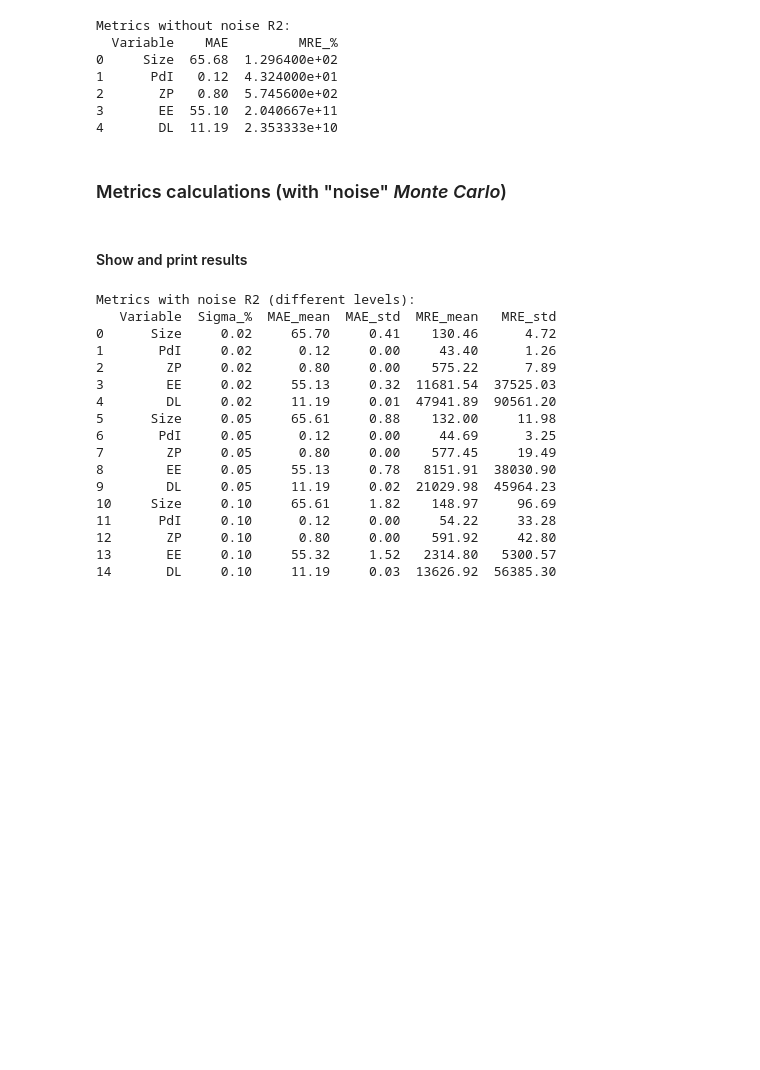
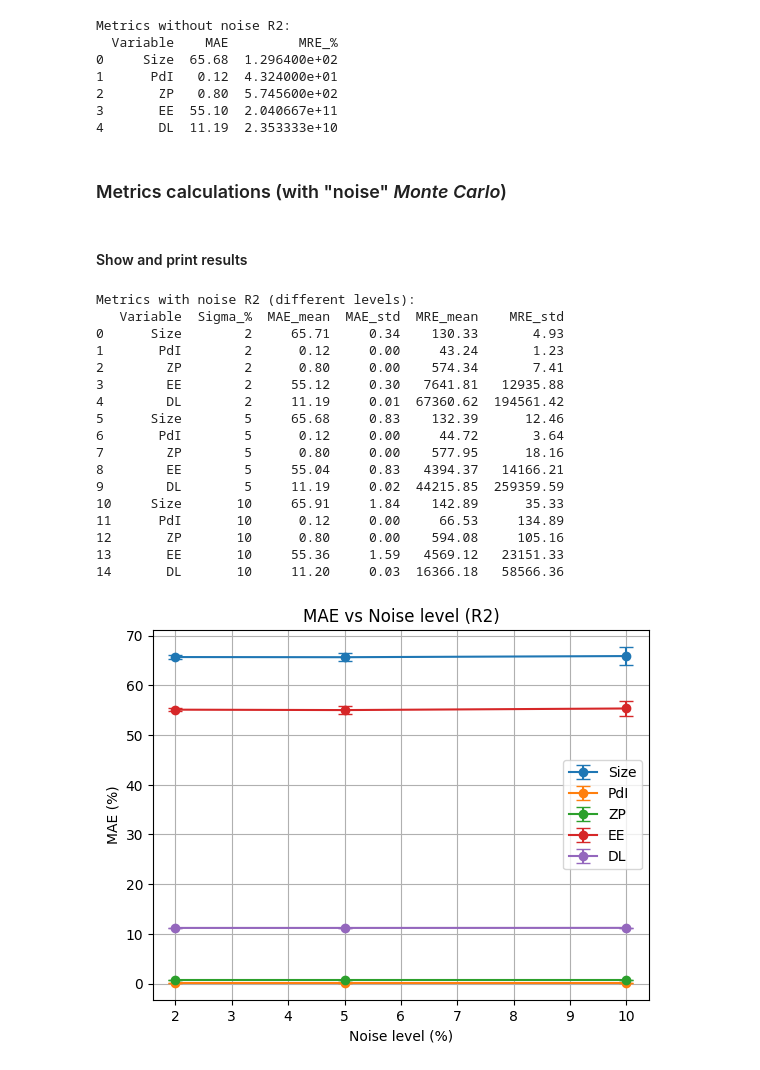
Before and after one commit to emma-reig/TFM_MuBiB_Emma-Reig, a Jupyter notebook: Design_Expert/Experimental_synthesis/Without convolution/Synthesis_metrics.ipynb, the cells around one changed output. Saved outputs shown, nothing was run; the diff lists cells and outputs as text; code cells hidden in the pictures; blank space fills up the shorter version.

```diff
--- a/Design_Expert/Experimental_synthesis/Without convolution/Synthesis_metrics.ipynb
+++ b/Design_Expert/Experimental_synthesis/Without convolution/Synthesis_metrics.ipynb
@@ -310,31 +357,57 @@ mre_noise_df = pd.DataFrame(
     columns=["Variable", "Sigma_%", "MRE_mean", "MRE_std"]
 ).round(2)
 
+
+#Show the sigma results in percentage format
+mae_noise_df["Sigma_%"] = (mae_noise_df["Sigma_%"] * 100).astype(int)
+mre_noise_df["Sigma_%"] = (mre_noise_df["Sigma_%"] * 100).astype(int)
+
 #Merge MAE and MRE dataframes
-metrics_noiserR2 = pd.merge(mae_noise_df, mre_noise_df, on=["Variable", "Sigma_%"])
+metrics_noiseR2 = pd.merge(mae_noise_df, mre_noise_df, on=["Variable", "Sigma_%"])
 # %% [markdown]
 #### Show and print results
 # %%
 print("\nMetrics with noise R2 (different levels):")
-print(metrics_noiserR2)
+print(metrics_noiseR2)
 
 output_path = os.path.join(BASE_DIR, "Metrics_noise_R2.csv")
-metrics_noiserR2.to_csv(output_path, index=False)
+metrics_noiseR2.to_csv(output_path, index=False)
 # %% [output]
 Metrics with noise R2 (different levels):
-   Variable  Sigma_%  MAE_mean  MAE_std  MRE_mean   MRE_std
-0      Size     0.02     65.70     0.41    130.46      4.72
-1       PdI     0.02      0.12     0.00     43.40      1.26
-2        ZP     0.02      0.80     0.00    575.22      7.89
-3        EE     0.02     55.13     0.32  11681.54  37525.03
-4        DL     0.02     11.19     0.01  47941.89  90561.20
-5      Size     0.05     65.61     0.88    132.00     11.98
-6       PdI     0.05      0.12     0.00     44.69      3.25
-7        ZP     0.05      0.80     0.00    577.45     19.49
-8        EE     0.05     55.13     0.78   8151.91  38030.90
-9        DL     0.05     11.19     0.02  21029.98  45964.23
-10     Size     0.10     65.61     1.82    148.97     96.69
-11      PdI     0.10      0.12     0.00     54.22     33.28
-12       ZP     0.10      0.80     0.00    591.92     42.80
-13       EE     0.10     55.32     1.52   2314.80   5300.57
-14       DL     0.10     11.19     0.03  13626.92  56385.30
+   Variable  Sigma_%  MAE_mean  MAE_std  MRE_mean    MRE_std
+0      Size        2     65.71     0.34    130.33       4.93
+1       PdI        2      0.12     0.00     43.24       1.23
+2        ZP        2      0.80     0.00    574.34       7.41
+3        EE        2     55.12     0.30   7641.81   12935.88
+4        DL        2     11.19     0.01  67360.62  194561.42
+5      Size        5     65.68     0.83    132.39      12.46
+6       PdI        5      0.12     0.00     44.72       3.64
+7        ZP        5      0.80     0.00    577.95      18.16
+8        EE        5     55.04     0.83   4394.37   14166.21
+9        DL        5     11.19     0.02  44215.85  259359.59
+10     Size       10     65.91     1.84    142.89      35.33
+11      PdI       10      0.12     0.00     66.53     134.89
+12       ZP       10      0.80     0.00    594.08     105.16
+13       EE       10     55.36     1.59   4569.12   23151.33
+14       DL       10     11.20     0.03  16366.18   58566.36
+# %%
+for var in variables:
+    df_plot = metrics_noiseR2[metrics_noiseR2["Variable"] == var]
+
+    plt.errorbar(
+        df_plot["Sigma_%"],
+        df_plot["MAE_mean"],
+        yerr=df_plot["MAE_std"],
+        marker='o',
+        capsize=5,
+        label=var
+    )
+
+plt.xlabel("Noise level (%)")
+plt.ylabel("MAE (%)")
+plt.title("MAE vs Noise level (R2)")
+plt.legend()
+plt.grid(True)
+plt.show()
+# %% [output]
+[figure, added]
```
Also changed, not shown: parts of 9 cells of this notebook, 13 other files.
